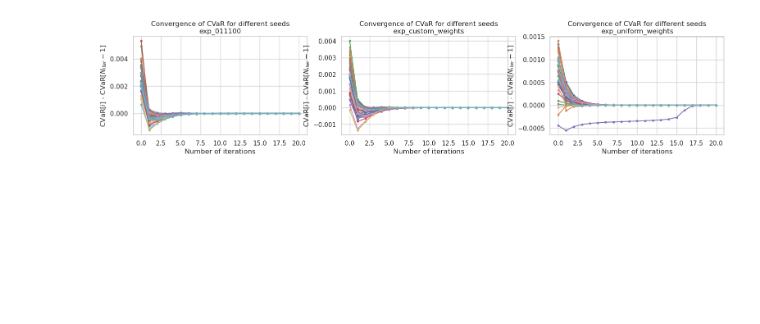
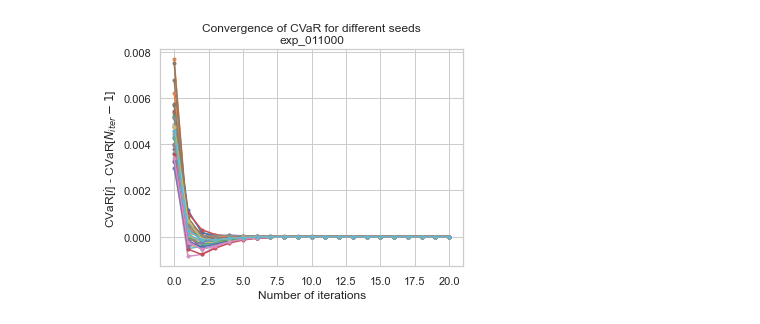
Before and after one commit to starovoitovs/defi, a Jupyter notebook: plotting.ipynb, the cells around one changed output. Saved outputs shown, nothing was run; the diff lists cells and outputs as text; code cells hidden in the pictures; blank space fills up the shorter version.

```diff
--- a/plotting.ipynb
+++ b/plotting.ipynb
@@ -11,11 +11,11 @@ import re
 sns.set_theme(style="ticks")
 sns.set_style("whitegrid")
 # %%
-N_total = 40
+N_total = 30
 seeds = np.arange(4294967143, 4294967143 + N_total)
 
-experiments = ['exp_011100', 'exp_custom_weights', 'exp_uniform_weights']
-exp_bench_name = 'exp_011100'
+experiments = ['exp_011000', 'exp_011100', 'exp_000001', 'exp_uniform_weights']
+exp_bench_name = 'exp_011000'
 # %%
 metrics_all = dict()
 results_all = dict()
@@ -50,74 +50,77 @@ for i, exp_name in enumerate(experiments):
     results_all[exp_name] = results
     best_weights_all[exp_name] = weights
 
+    os.makedirs(f"_plots/{exp_name}", exist_ok=True)
+
 # convergence plot
-
-fig, ax = plt.subplots(ncols=len(experiments), figsize=(6 * len(experiments), 4), squeeze=False)
-plt.subplots_adjust(top=0.8, bottom=0.2, left=0.1, right=0.9)
 
 for i, (exp_name, results) in enumerate(results_all.items()):
 
+    fig, ax = plt.subplots(figsize=(6, 4))
+    plt.subplots_adjust(left=0.2)
+
     for k, v in results.items():
-        ax[0, i].plot(v['metrics'][:, 1] - v['metrics'][-1, 1], marker='o', markersize=3)
+        ax.plot(v['metrics'][:, 1] - v['metrics'][-1, 1], marker='o', markersize=3)
 
-    ax[0, i].set_title(f"Convergence of CVaR for different seeds\n{exp_name}")
-    ax[0, i].set_xlabel('Number of iterations')
-    ax[0, i].set_ylabel('CVaR[$i$] - CVaR[$N_{iter} - 1$]')
+    ax.set_title(f"Convergence of CVaR for different seeds\n{exp_name}")
+    ax.set_xlabel('Number of iterations')
+    ax.set_ylabel('CVaR[$i$] - CVaR[$N_{iter} - 1$]')
 
-fig.savefig('_plots/convergence.pdf')
+    fig.savefig(f'_plots/{exp_name}/convergence.pdf')
 
 # constraint plot
 
-fig, ax = plt.subplots(ncols=len(experiments), figsize=(6 * len(experiments), 4), squeeze=False)
-plt.subplots_adjust(top=0.8, bottom=0.2, left=0.1, right=0.9)
+for i, exp_name in enumerate(experiments):
 
-for i, exp_name in enumerate(experiments):
-    ax[0][i].plot(np.array([v['metrics'][:, 2] for k, v in results_all[exp_name].items()]).T, marker='o', markersize=3)
-    xmin, xmax = ax[0][i].get_xlim()
-    ax[0][i].hlines(0.8, xmin, xmax, colors='k', linestyles='--')
-    ax[0][i].set_title(f"$P(r_T \geq \zeta)$\n{exp_name}")
-    ax[0, i].set_xlabel('Number of iterations')
+    fig, ax = plt.subplots(figsize=(6, 4))
 
-fig.savefig('_plots/constraint.pdf')
+    ax.plot(np.array([v['metrics'][:, 2] for k, v in results_all[exp_name].items()]).T, marker='o', markersize=3)
+    xmin, xmax = ax.get_xlim()
+    ax.hlines(0.8, xmin, xmax, colors='k', linestyles='--')
+    ax.set_title(f"$P(r_T \geq \zeta)$\n{exp_name}")
+    ax.set_xlabel('Number of iterations')
+
+    fig.savefig(f'_plots/{exp_name}/constraint.pdf')
 
 # pool allocation plot
 
-fig, ax = plt.subplots(ncols=len(experiments), figsize=(6 * len(experiments), 4), squeeze=False)
-plt.subplots_adjust(top=0.8, bottom=0.2, left=0.1, right=0.9)
+for i, (exp_name, weights) in enumerate(zip(experiments, best_weights_all.values())):
 
-for i, (exp_name, weights) in enumerate(zip(experiments, best_weights_all.values())):
+    fig, ax = plt.subplots(figsize=(6, 4))
+    plt.subplots_adjust(right=0.8, bottom=0.2)
 
     # Colors for each component
     colors = sns.color_palette("pastel")
 
     # Plot the stacked bar chart
     bottom = np.zeros(N_total)
 
     for j, component in enumerate(weights.T):
-        ax[0][i].bar(seeds, component, bottom=bottom, label=f'pool{j}', color=colors[j])
+        ax.bar(seeds, component, bottom=bottom, label=f'pool{j}', color=colors[j])
         bottom += component
 
     # Add labels and legend
-    ax[0][i].set_xlabel('seed')
-    ax[0][i].set_ylabel('Weights')
-    ax[0][i].set_ylim((0, 1))
-    ax[0][i].set_title(f'Pool allocation\n{exp_name}')
-    if i + 1 == len(experiments):
-        ax[0][i].legend(loc='upper left', bbox_to_anchor=(1, 1))
-    ax[0][i].xaxis.set_major_formatter(ScalarFormatter(useMathText=False, useOffset=False))
-    ax[0][i].tick_params(axis='x', rotation=90)
-    ax[0][i].set_xticks(seeds, seeds, fontsize=8)
+    ax.set_xlabel('seed')
+    ax.set_ylabel('Weights')
+    ax.set_ylim((0, 1))
+    ax.set_title(f'Pool allocation\n{exp_name}')
 
-fig.savefig('_plots/allocation.pdf')
+    ax.legend(loc='upper left', bbox_to_anchor=(1, 1))
 
-fig, ax = plt.subplots(ncols=1, figsize=(6 * len(experiments), 4), squeeze=False)
+    ax.xaxis.set_major_formatter(ScalarFormatter(useMathText=False, useOffset=False))
+    ax.tick_params(axis='x', rotation=90)
+    ax.set_xticks(seeds, seeds, fontsize=8)
+
+    fig.savefig(f'_plots/{exp_name}/allocation.pdf')
+
+fig, ax = plt.subplots(figsize=(12, 4))
 plt.subplots_adjust(top=0.8, bottom=0.2, left=0.1, right=0.9)
 
 df = pd.concat([pd.DataFrame({'seed': seeds, 'cvar': metrics_all[exp_name][:N_total, 0] - metrics_all[exp_bench_name][:N_total, 0], 'exp_name': [exp_name] * N_total}) for i, exp_name in enumerate(experiments) if exp_name != exp_bench_name])
-sns.barplot(x='seed', y='cvar', hue='exp_name', data=df, ax=ax[0][0])
-ax[0][0].tick_params(axis='x', rotation=90)
-ax[0][0].set_title(f'CVaR difference wrt. benchmark ([exp_name] - {exp_bench_name})')
+sns.barplot(x='seed', y='cvar', hue='exp_name', data=df, ax=ax)
+ax.tick_params(axis='x', rotation=90)
+ax.set_title(f'CVaR difference wrt. benchmark ([exp_name] - {exp_bench_name})')
 
 fig.savefig('_plots/cvar_comparison.pdf')
 # %% [output]
-[figure, old version]
+[figure, new version]
```
Also changed, not shown: parts of 1 cell of this notebook, 21 other files.
